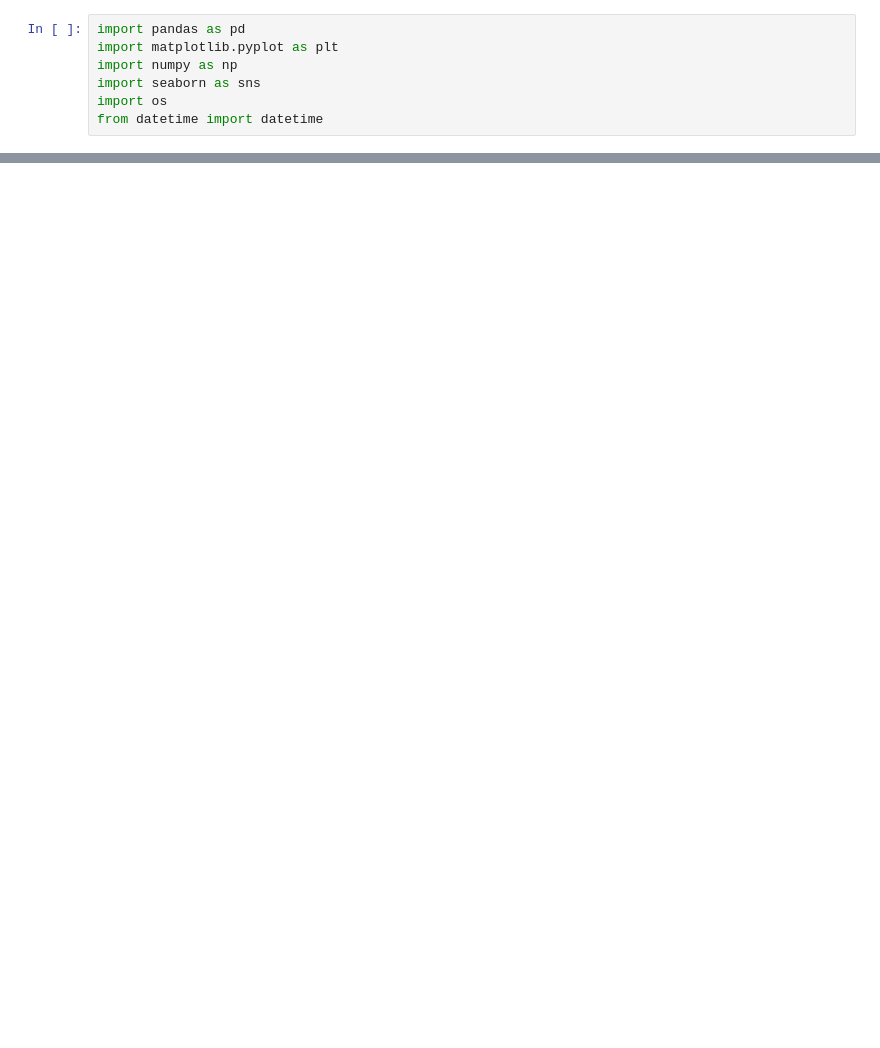
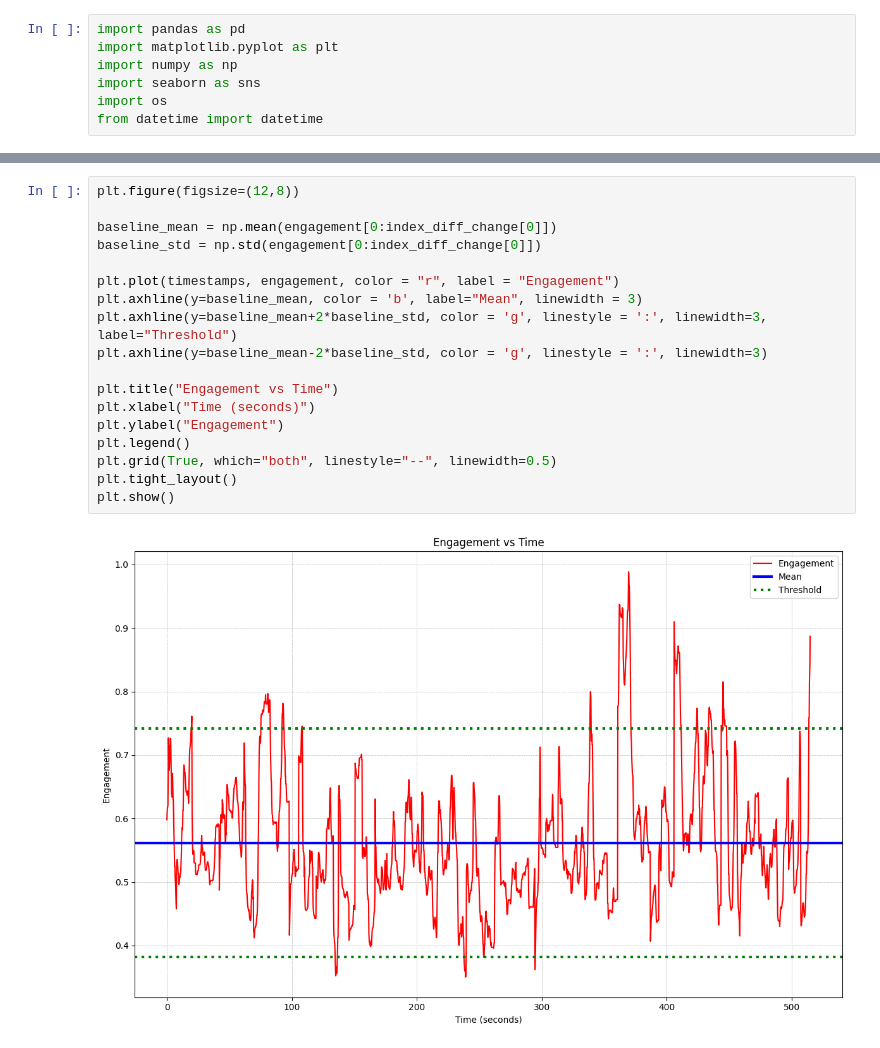
Before and after one commit to aaronjuma/EEGMario, a Jupyter notebook: Analysis/CausalAnalysis.ipynb, the cells around one changed output, grey strips where cells are left out. Saved outputs shown, nothing was run; the diff lists cells and outputs as text; blank space fills up the shorter version.

```diff
--- a/Analysis/CausalAnalysis.ipynb
+++ b/Analysis/CausalAnalysis.ipynb
@@ -126,0 +138,20 @@ rects1 = ax.bar(x, eng_blocks, 1, edgecolor = "black")
+# %%
+plt.figure(figsize=(12,8))
+
+baseline_mean = np.mean(engagement[0:index_diff_change[0]])
+baseline_std = np.std(engagement[0:index_diff_change[0]])
+
+plt.plot(timestamps, engagement, color = "r", label = "Engagement")
+plt.axhline(y=baseline_mean, color = 'b', label="Mean", linewidth = 3)
+plt.axhline(y=baseline_mean+2*baseline_std, color = 'g', linestyle = ':', linewidth=3, label="Threshold")
+plt.axhline(y=baseline_mean-2*baseline_std, color = 'g', linestyle = ':', linewidth=3)
+
+plt.title("Engagement vs Time")
+plt.xlabel("Time (seconds)")
+plt.ylabel("Engagement")
+plt.legend()
+plt.grid(True, which="both", linestyle="--", linewidth=0.5)
+plt.tight_layout()
+plt.show()
+# %% [output]
+[figure, added]
```
Also changed, not shown: parts of 8 cells of this notebook, 1 other file.
